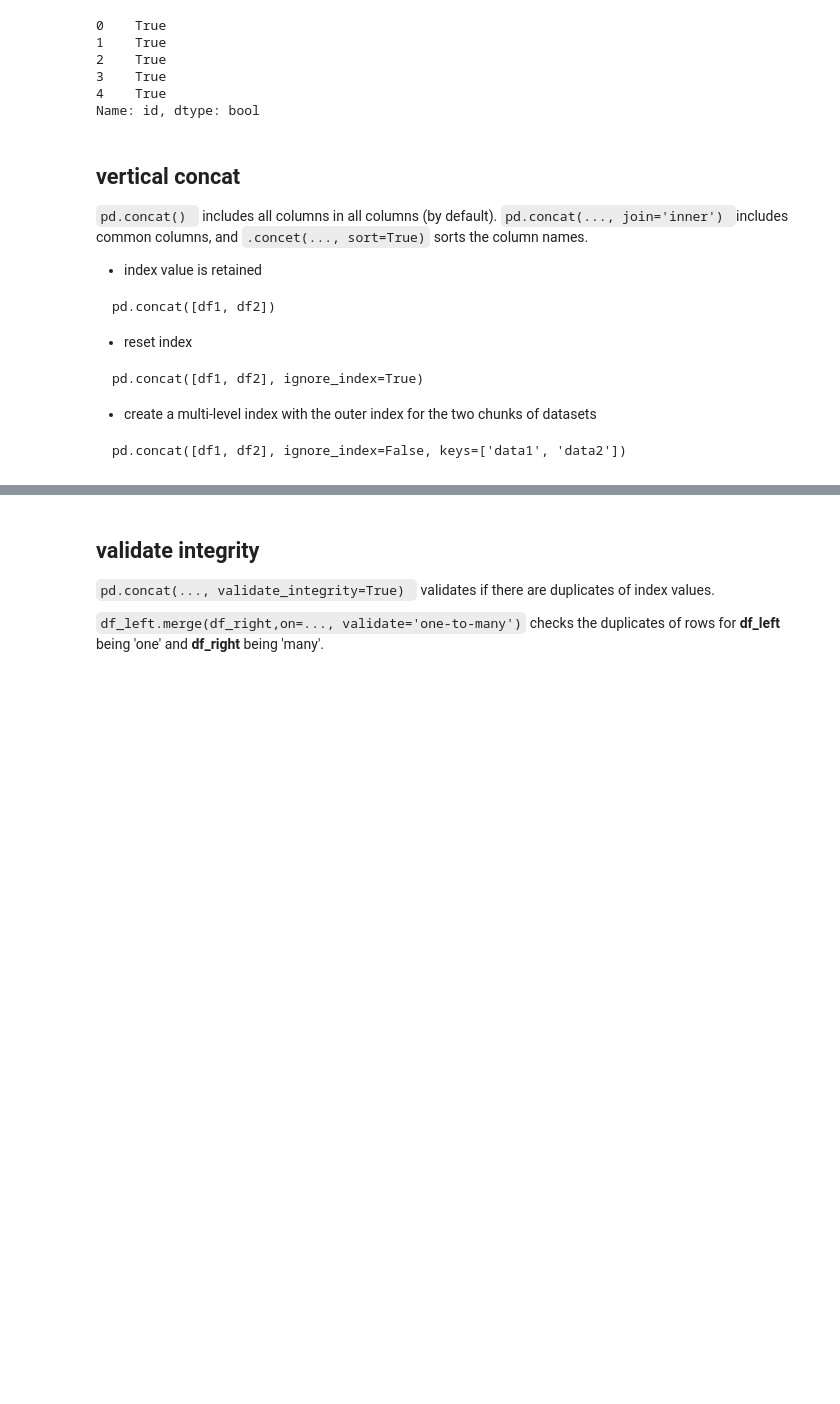
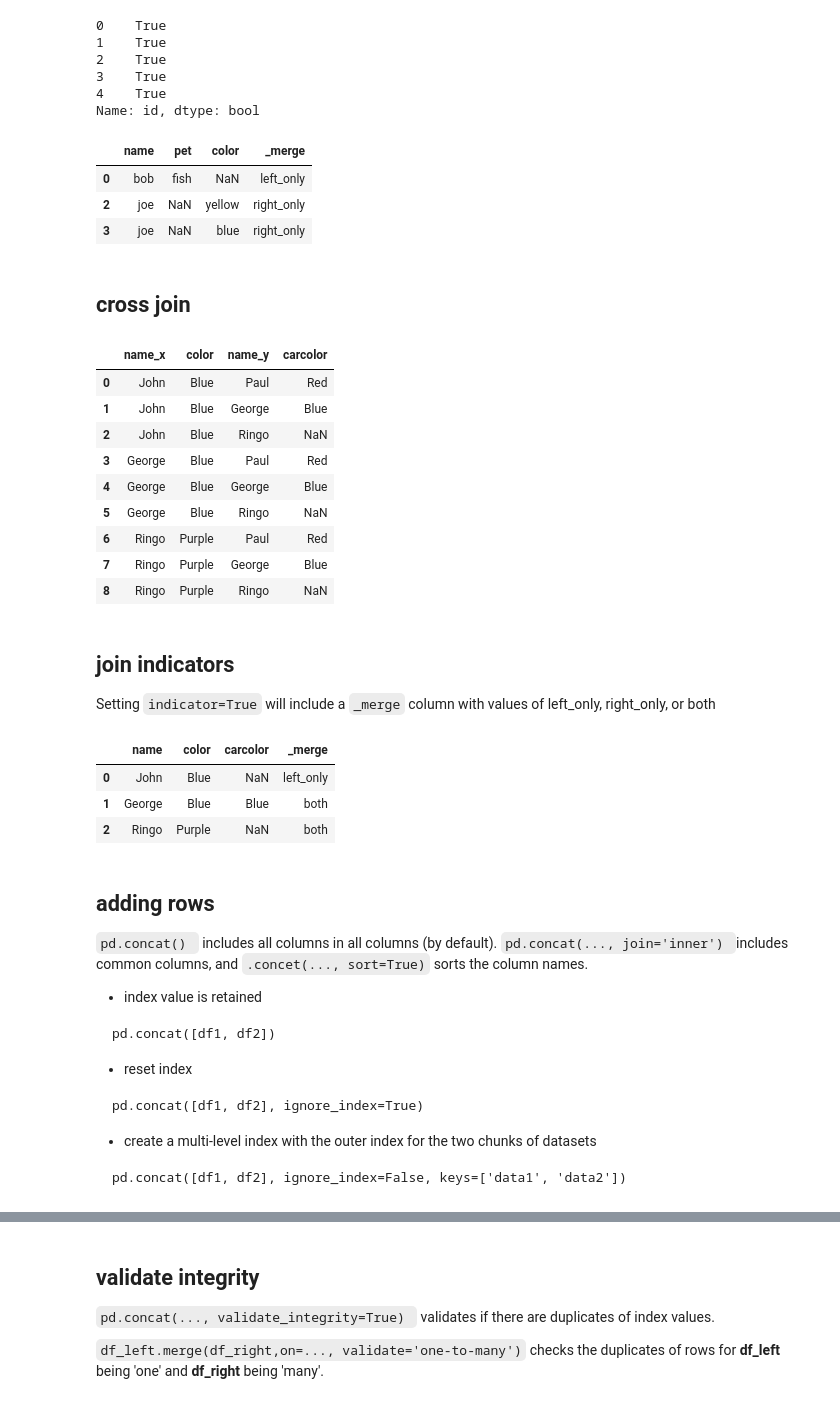
Before and after one commit to jeremyxtmeng/learning-pandas-plotting, a Jupyter notebook: learning_1_pandas.ipynb, the cells around one changed output, grey strips where cells are left out. Cells and saved outputs as stored; diff of their text form; code cells hidden in the pictures; blank space fills up the shorter version.

````diff
--- a/learning_1_pandas.ipynb
+++ b/learning_1_pandas.ipynb
@@ -1,17 +1,30 @@
 # %% [markdown]
 # Joining data
 # %%
+from IPython.display import display
 from pathlib import Path
 print(Path.cwd())
 # r: raw string
 # f: formatted string
-
+import numpy as np
 import pandas as pd
 
-file_path = Path(r'C:\Users\xiang\Documents\backup_T580\Videos\Videos\Dropbox\p_jobinterview\coding\datacamp')
+file_path = Path(r'C:\Users\xiang\Documents\backup_T580\Videos\Videos\Dropbox\p_jobinterview\coding\pandas_and_plotting')
 df1 = pd.read_csv(file_path/'data'/'Chicago_census.csv') # it is already in the directory
-print(df1.head(2))
+display(df1.head(2))
 
 df2 = pd.read_csv(file_path/'data'/'Chicago_wards.csv') # it is already in the directory
-print(df2.head(2))
+display(df2.head(2))
+
+name1 = (pd.DataFrame({'name': ['John', 'George', 'Ringo'],'color': ['Blue', 'Blue', 'Purple']},index=[2, 3, 4]))
+name2 = (pd.DataFrame({'name': ['Paul', 'George', 'Ringo'],'carcolor': ['Red', 'Blue', np.nan]},index=[3, 1, 2]))
+display('---------')
+display(name1)
+display(name2)
+
+pet1=(pd.DataFrame({'name': ['fred', 'suzy', 'suzy', 'bob'], 'pet': ['dog', 'dog', 'cat', 'fish']}))
+pet2=(pd.DataFrame({'name': ['suzy', 'suzy', 'suzy', 'fred','joe', 'joe'],'color': ['black', 'blue', 'red', 'green', 'yellow', 'blue']}))
+display('---------')
+display(pet1)
+display(pet2)
 # %% [output]
@@ -117,8 +197,41 @@ df3['id'].isin(df2['movie_id']).head(5)
 3    True
 4    True
 Name: id, dtype: bool
+# %%
+# find records not shared by both df
+pet1.merge(pet2, how='outer', indicator=True).query('_merge != "both"')
+# %% [output]
+|  | name | pet | color | _merge |
+| 0 | bob | fish | NaN | left_only |
+| 2 | joe | NaN | yellow | right_only |
+| 3 | joe | NaN | blue | right_only |
+# %% [markdown]
+## cross join
+# %%
+name1.merge(name2, how='cross') # 9 rows because 3*3
+# %% [output]
+|  | name_x | color | name_y | carcolor |
+| 0 | John | Blue | Paul | Red |
+| 1 | John | Blue | George | Blue |
+| 2 | John | Blue | Ringo | NaN |
+| 3 | George | Blue | Paul | Red |
+| 4 | George | Blue | George | Blue |
+| 5 | George | Blue | Ringo | NaN |
+| 6 | Ringo | Purple | Paul | Red |
+| 7 | Ringo | Purple | George | Blue |
+| 8 | Ringo | Purple | Ringo | NaN |
+# %% [markdown]
+## join indicators
+Setting `indicator=True` will include a `_merge` column with values of left_only, right_only, or both
+# %%
+name1.merge(name2, how='left', indicator=True)
+# %% [output]
+|  | name | color | carcolor | _merge |
+| 0 | John | Blue | NaN | left_only |
+| 1 | George | Blue | Blue | both |
+| 2 | Ringo | Purple | NaN | both |
 # %% [markdown]
-## vertical concat
+## adding rows
 
 ```pd.concat() ``` includes all columns in all columns (by default). ```pd.concat(..., join='inner') ```includes common columns, and  ```.concet(..., sort=True)``` sorts the column names.
 
````
Also changed, not shown: parts of 56 cells of this notebook, 18 other files.
